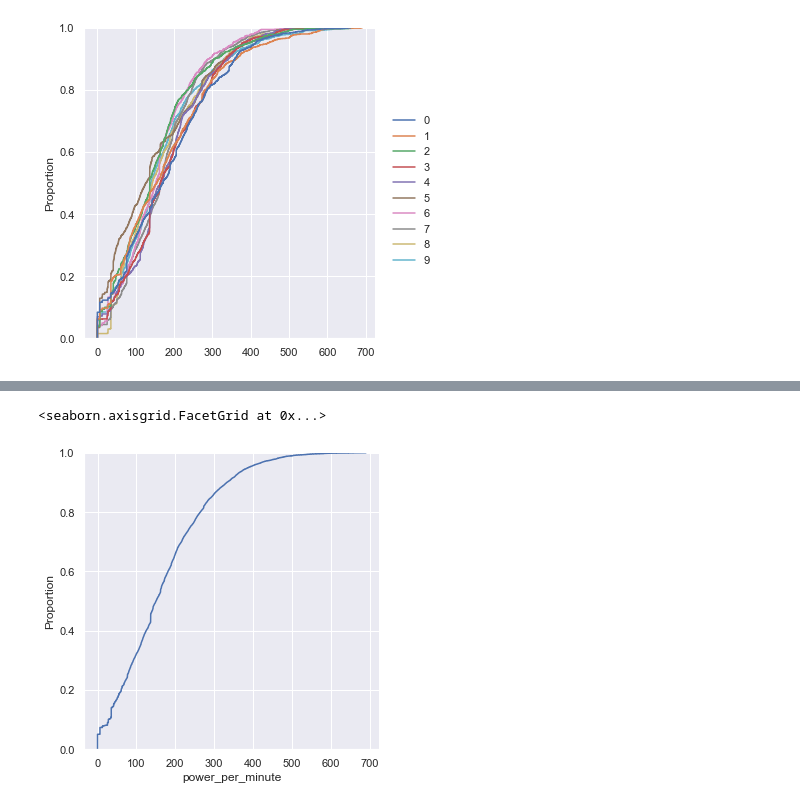
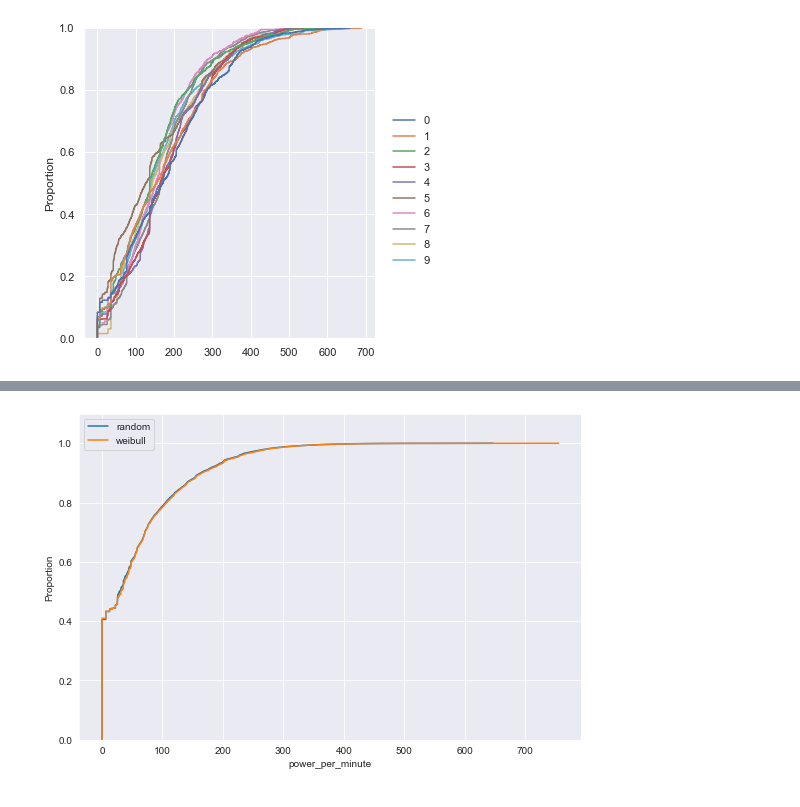
Before and after one commit to Jones133D/BA_EV-Ladeverhalten, a Jupyter notebook: Distribution4Charging_Duration.ipynb, the cells around one changed output, grey strips where cells are left out. Drawn from its saved outputs; the diff is of its cells as text; code cells hidden in the pictures.

```diff
--- a/Distribution4Charging_Duration.ipynb
+++ b/Distribution4Charging_Duration.ipynb
@@ -228,0 +278,22 @@ Alle Ladesäulen belegt. Abgewiesene EVs:  2
+# %%
+import pandas as pd
+import importlib
+import model_v2
+importlib.reload(model_v2)
+
+df_results_10_runs = pd.DataFrame()
+df_results_10_runs_single_row_weibull = pd.DataFrame()
+anzahl_evs_gesamt = 0
+anzahl_evs_abgewiesen_gesamt = 0
+
+for i in range(100):
+    importlib.reload(model_v2)
+    new_column_name = f'power_run_{i}'
+    df_results_returned, anzahl_evs, anzahl_evs_abgewiesen = model_v2.simulation("settings_soc_begin.json")
+    df_results_10_runs[new_column_name] = df_results_returned.power_per_minute
+    df_results_10_runs_single_row_weibull = pd.concat([df_results_10_runs_single_row_weibull, df_results_returned])
+    anzahl_evs_gesamt = anzahl_evs_gesamt + anzahl_evs
+    anzahl_evs_abgewiesen_gesamt = anzahl_evs_abgewiesen_gesamt + anzahl_evs_abgewiesen
+
+print("Abgewiesene EVs gesamt: ", anzahl_evs_abgewiesen_gesamt)
+print("Anzahl EVs gesamt: ", anzahl_evs_gesamt)
@@ -260,7 +337,14 @@ df_results_10_runs_single_row.describe()
-# %%
-# plt.figure(figsize=(15, 10)) # width and height in inches
-sns.set(rc={'figure.figsize':(11.7,8.27)})
-sns.displot(df_results_10_runs_single_row.power_per_minute, kind="ecdf")
-# %% [output]
-<seaborn.axisgrid.FacetGrid at 0x...>
-[figure, removed]
+# %%
+import matplotlib.pyplot as plt
+import seaborn as sns
+
+plt.figure(figsize=(9, 6))
+
+sns.ecdfplot(data=df_results_10_runs_single_row_rand, x="power_per_minute", label="random")
+sns.ecdfplot(data=df_results_10_runs_single_row_weibull, x="power_per_minute", label = "weibull")
+
+plt.ylim(0, 1.1)
+plt.legend()
+plt.show()
+# %% [output]
+[figure, added]
```
Also changed, not shown: parts of 15 cells of this notebook, 8 other files.
